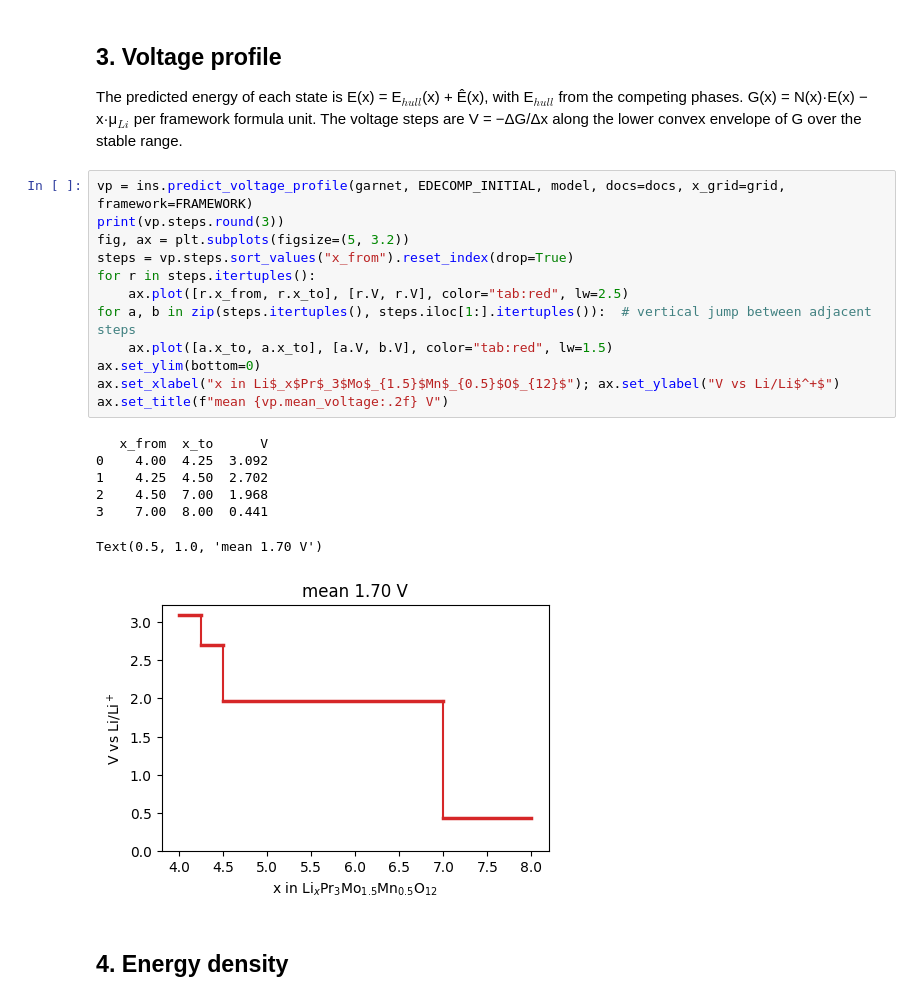
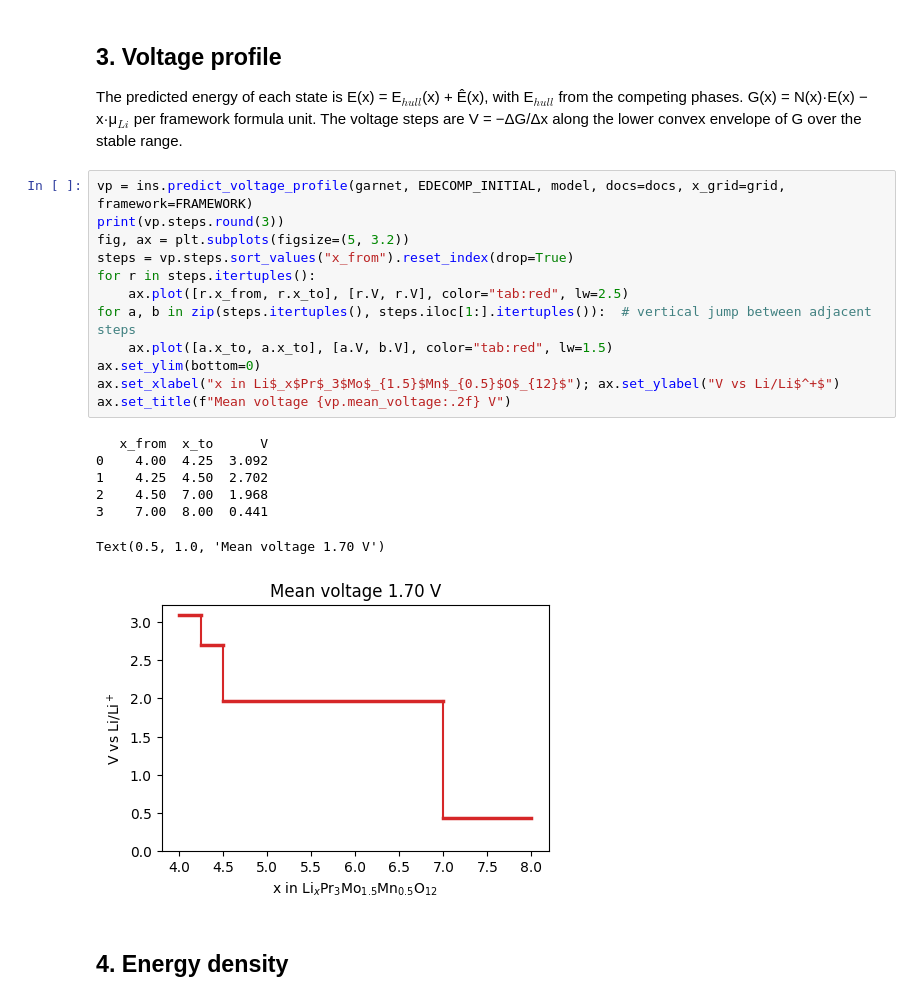
Before and after one commit to CharlesSchwarz/ion_insertion_modeling, a Jupyter notebook: notebooks/03_cathode_analysis.ipynb, the cells around one changed output. Drawn from its saved outputs; the diff is of its cells as text.

Commit message:
Notebook 03: voltage plot title 'Mean voltage'

```diff
--- a/notebooks/03_cathode_analysis.ipynb
+++ b/notebooks/03_cathode_analysis.ipynb
@@ -101,23 +101,23 @@ envelope of G over the stable range.
 # %%
 vp = ins.predict_voltage_profile(garnet, EDECOMP_INITIAL, model, docs=docs, x_grid=grid, framework=FRAMEWORK)
 print(vp.steps.round(3))
 fig, ax = plt.subplots(figsize=(5, 3.2))
 steps = vp.steps.sort_values("x_from").reset_index(drop=True)
 for r in steps.itertuples():
     ax.plot([r.x_from, r.x_to], [r.V, r.V], color="tab:red", lw=2.5)
 for a, b in zip(steps.itertuples(), steps.iloc[1:].itertuples()):  # vertical jump between adjacent steps
     ax.plot([a.x_to, a.x_to], [a.V, b.V], color="tab:red", lw=1.5)
 ax.set_ylim(bottom=0)
 ax.set_xlabel("x in Li$_x$Pr$_3$Mo$_{1.5}$Mn$_{0.5}$O$_{12}$"); ax.set_ylabel("V vs Li/Li$^+$")
-ax.set_title(f"mean {vp.mean_voltage:.2f} V")
+ax.set_title(f"Mean voltage {vp.mean_voltage:.2f} V")
 # %% [output]
    x_from  x_to      V
 0    4.00  4.25  3.092
 1    4.25  4.50  2.702
 2    4.50  7.00  1.968
 3    7.00  8.00  0.441
-Text(0.5, 1.0, 'mean 1.70 V')
+Text(0.5, 1.0, 'Mean voltage 1.70 V')
-[figure, old version]
+[figure, new version]
 # %% [markdown]
 ## 4. Energy density
 # %%
```
Also changed, not shown: 1 other file.
